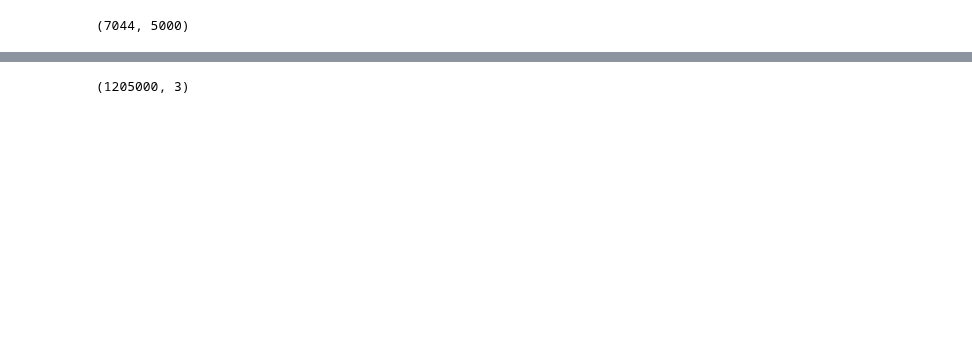
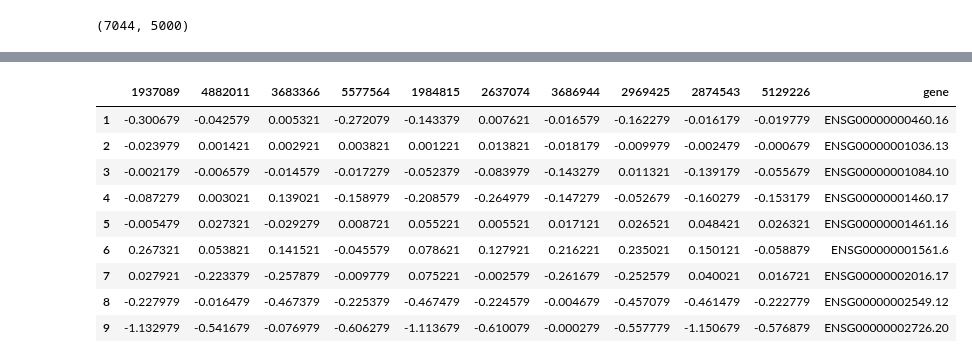
Before and after one commit to liangyy/ptrs-ukb, a Jupyter notebook: notebook/look_at_predicted_expr.ipynb, the cells around one changed output, grey strips where cells are left out. Cells and saved outputs as stored; diff of their text form; code cells hidden in the pictures; blank space fills up the shorter version.

```diff
--- a/notebook/look_at_predicted_expr.ipynb
+++ b/notebook/look_at_predicted_expr.ipynb
@@ -29,7 +33,7 @@ indiv_in_sub_table = np.array(trait_sub['eid'].to_list()).astype('S10')
 # %%
 HDF5_CACHE = int(60 * (1024 ** 2))
 f = h5py.File(
-    '/homes/yanyul/test_predixcan/output/dev_full_along_sample10000_predixcan_prediction.h5',
+    '/vol/bmd/yanyul/UKB/predicted_expression/predicted_expression.ukb_imp_x_ctimp_Whole_Blood.h5',
     'r'
 )
 # %%
@@ -113,4 +99,16 @@ df_melt = pd.melt(df.reset_index(), id_vars = 'index').rename(columns = {'index'
-# %%
-df_melt.shape
-# %% [output]
-(1205000, 3)
+# %%
+df['gene'] = df.index
+df = df.reset_index(drop = True)
+# %%
+df.iloc[1:10,4990:5001]
+# %% [output]
+|  | 1937089 | 4882011 | 3683366 | 5577564 | 1984815 | 2637074 | 3686944 | 2969425 | 2874543 | 5129226 | gene |
+| 1 | -0.300679 | -0.042579 | 0.005321 | -0.272079 | -0.143379 | 0.007621 | -0.016579 | -0.162279 | -0.016179 | -0.019779 | ENSG00000000460.16 |
+| 2 | -0.023979 | 0.001421 | 0.002921 | 0.003821 | 0.001221 | 0.013821 | -0.018179 | -0.009979 | -0.002479 | -0.000679 | ENSG00000001036.13 |
+| 3 | -0.002179 | -0.006579 | -0.014579 | -0.017279 | -0.052379 | -0.083979 | -0.143279 | 0.011321 | -0.139179 | -0.055679 | ENSG00000001084.10 |
+| 4 | -0.087279 | 0.003021 | 0.139021 | -0.158979 | -0.208579 | -0.264979 | -0.147279 | -0.052679 | -0.160279 | -0.153179 | ENSG00000001460.17 |
+| 5 | -0.005479 | 0.027321 | -0.029279 | 0.008721 | 0.055221 | 0.005521 | 0.017121 | 0.026521 | 0.048421 | 0.026321 | ENSG00000001461.16 |
+| 6 | 0.267321 | 0.053821 | 0.141521 | -0.045579 | 0.078621 | 0.127921 | 0.216221 | 0.235021 | 0.150121 | -0.058879 | ENSG00000001561.6 |
+| 7 | 0.027921 | -0.223379 | -0.257879 | -0.009779 | 0.075221 | -0.002579 | -0.261679 | -0.252579 | 0.040021 | 0.016721 | ENSG00000002016.17 |
+| 8 | -0.227979 | -0.016479 | -0.467379 | -0.225379 | -0.467479 | -0.224579 | -0.004679 | -0.457079 | -0.461479 | -0.222779 | ENSG00000002549.12 |
+| 9 | -1.132979 | -0.541679 | -0.076979 | -0.606279 | -1.113679 | -0.610079 | -0.000279 | -0.557779 | -1.150679 | -0.576879 | ENSG00000002726.20 |
```
Also changed, not shown: parts of 10 cells of this notebook, 7 other files.
